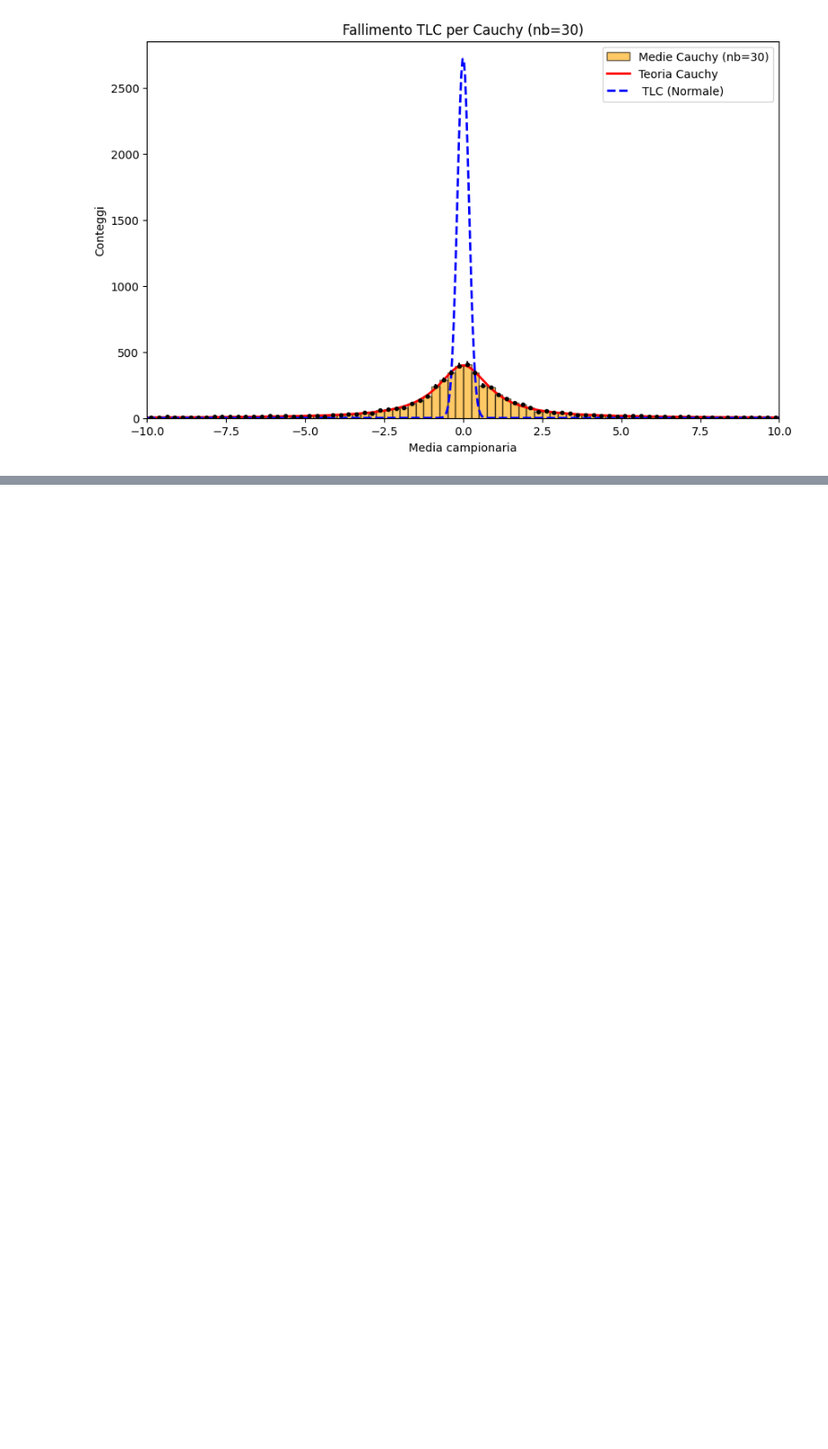
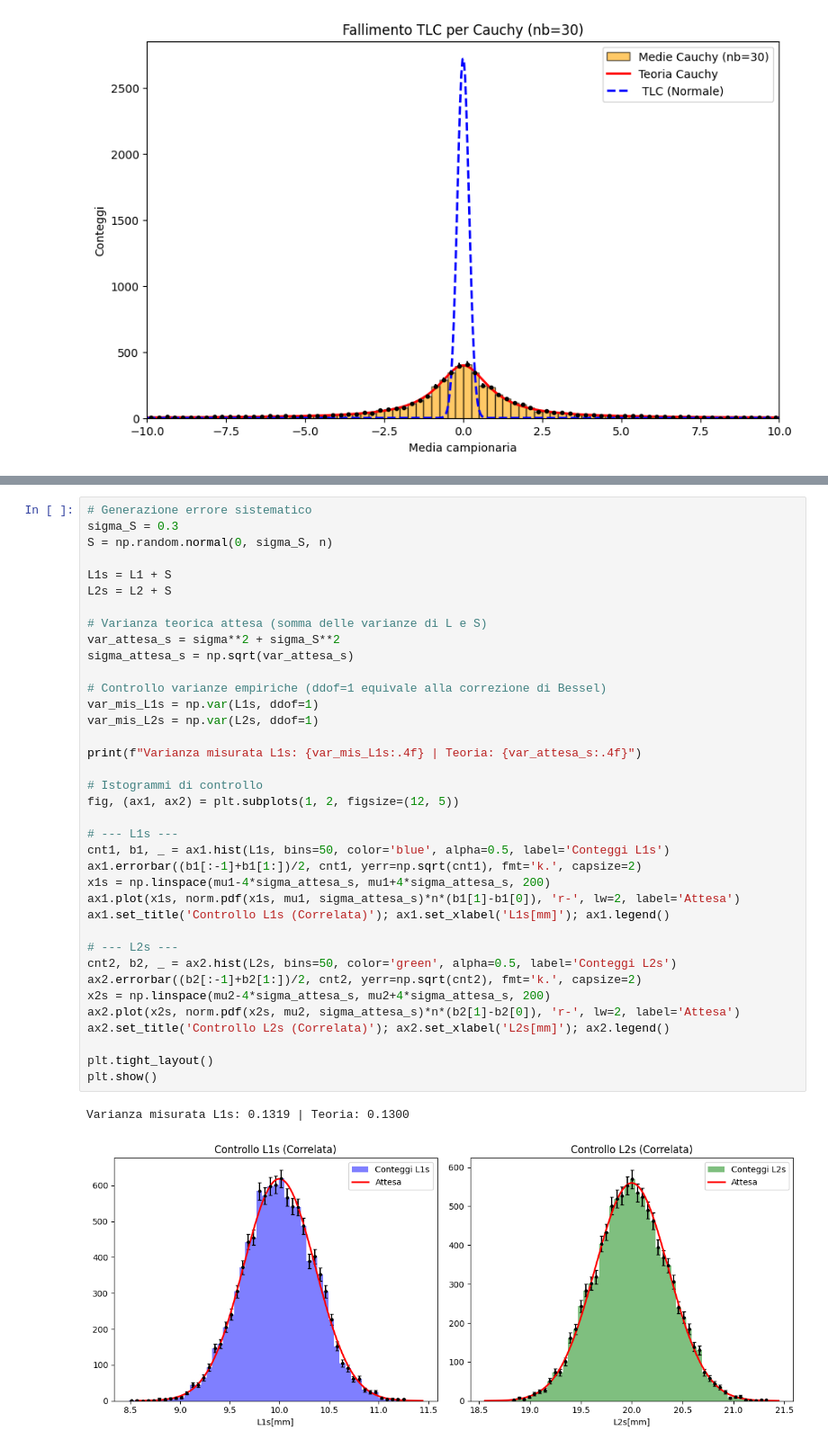
Before and after one commit to Its-mics/Statistica, a Jupyter notebook: laboratorio/Esercitazioni/File_Esercitazioni.ipynb, the cells around one changed output, grey strips where cells are left out. Shown at 90% size. Cells and saved outputs as stored; diff of their text form; blank space fills up the shorter version.

```diff
--- a/laboratorio/Esercitazioni/File_Esercitazioni.ipynb
+++ b/laboratorio/Esercitazioni/File_Esercitazioni.ipynb
@@ -407,0 +523,40 @@ plt.show()
+# %%
+# Generazione errore sistematico
+sigma_S = 0.3
+S = np.random.normal(0, sigma_S, n)
+
+L1s = L1 + S
+L2s = L2 + S
+
+# Varianza teorica attesa (somma delle varianze di L e S)
+var_attesa_s = sigma**2 + sigma_S**2
+sigma_attesa_s = np.sqrt(var_attesa_s)
+
+# Controllo varianze empiriche (ddof=1 equivale alla correzione di Bessel)
+var_mis_L1s = np.var(L1s, ddof=1)
+var_mis_L2s = np.var(L2s, ddof=1)
+
+print(f"Varianza misurata L1s: {var_mis_L1s:.4f} | Teoria: {var_attesa_s:.4f}")
+
+# Istogrammi di controllo
+fig, (ax1, ax2) = plt.subplots(1, 2, figsize=(12, 5))
+
+# --- L1s ---
+cnt1, b1, _ = ax1.hist(L1s, bins=50, color='blue', alpha=0.5, label='Conteggi L1s')
+ax1.errorbar((b1[:-1]+b1[1:])/2, cnt1, yerr=np.sqrt(cnt1), fmt='k.', capsize=2)
+x1s = np.linspace(mu1-4*sigma_attesa_s, mu1+4*sigma_attesa_s, 200)
+ax1.plot(x1s, norm.pdf(x1s, mu1, sigma_attesa_s)*n*(b1[1]-b1[0]), 'r-', lw=2, label='Attesa')
+ax1.set_title('Controllo L1s (Correlata)'); ax1.set_xlabel('L1s[mm]'); ax1.legend()
+
+# --- L2s ---
+cnt2, b2, _ = ax2.hist(L2s, bins=50, color='green', alpha=0.5, label='Conteggi L2s')
+ax2.errorbar((b2[:-1]+b2[1:])/2, cnt2, yerr=np.sqrt(cnt2), fmt='k.', capsize=2)
+x2s = np.linspace(mu2-4*sigma_attesa_s, mu2+4*sigma_attesa_s, 200)
+ax2.plot(x2s, norm.pdf(x2s, mu2, sigma_attesa_s)*n*(b2[1]-b2[0]), 'r-', lw=2, label='Attesa')
+ax2.set_title('Controllo L2s (Correlata)'); ax2.set_xlabel('L2s[mm]'); ax2.legend()
+
+plt.tight_layout()
+plt.show()
+# %% [output]
+Varianza misurata L1s: 0.1319 | Teoria: 0.1300
+[figure, added]
```
Also changed, not shown: parts of 8 cells of this notebook.
